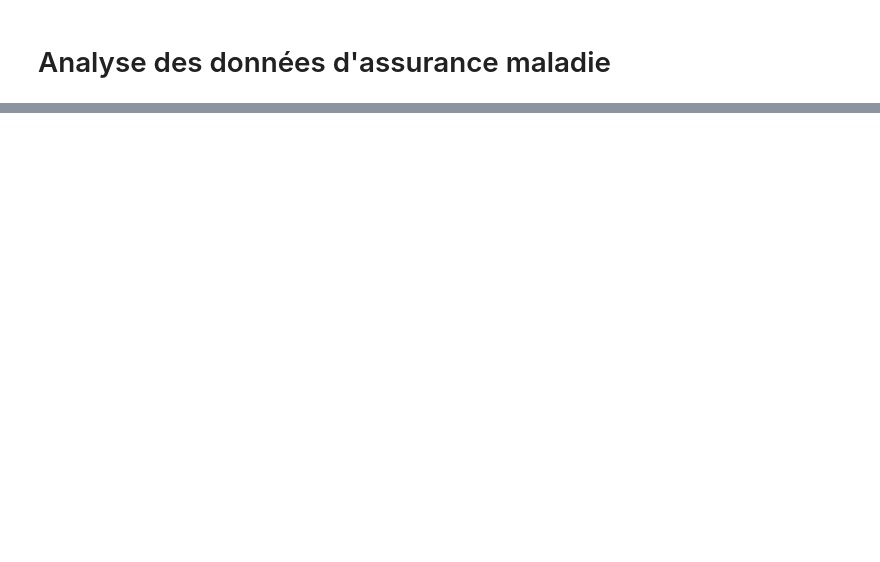
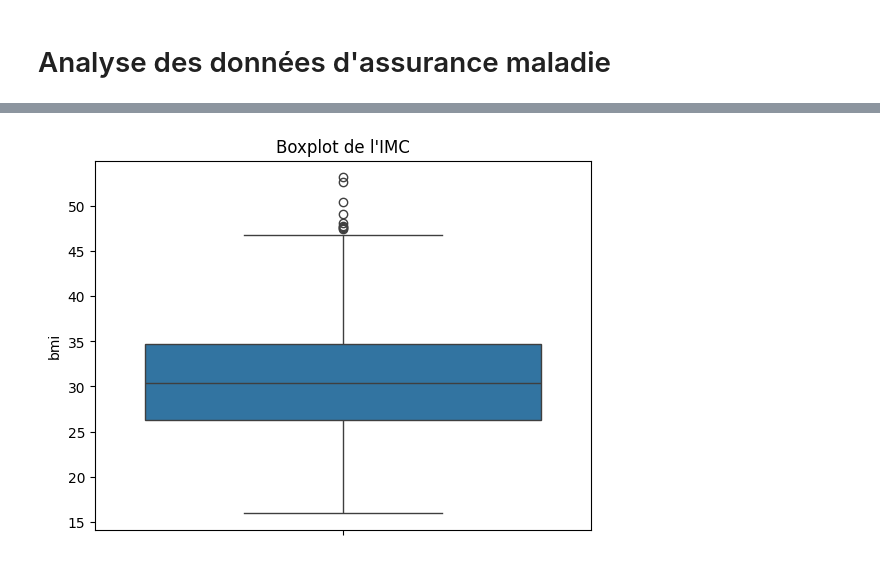
Before and after one commit to bouchta65/SmartSante-IA-pour-la-gestion-des-charges-medicales., a Jupyter notebook: src/data_preparation.ipynb, the cells around one changed output, grey strips where cells are left out. Cells and saved outputs as stored; diff of their text form; code cells hidden in the pictures; blank space fills up the shorter version.

```diff
--- a/src/data_preparation.ipynb
+++ b/src/data_preparation.ipynb
@@ -83,0 +189,6 @@ mpl.show()
+# %%
+sbn.boxplot(y=content['bmi'])
+mpl.title("Boxplot de l'IMC")
+mpl.show()
+# %% [output]
+[figure, added]
```
Also changed, not shown: parts of 21 cells of this notebook.
